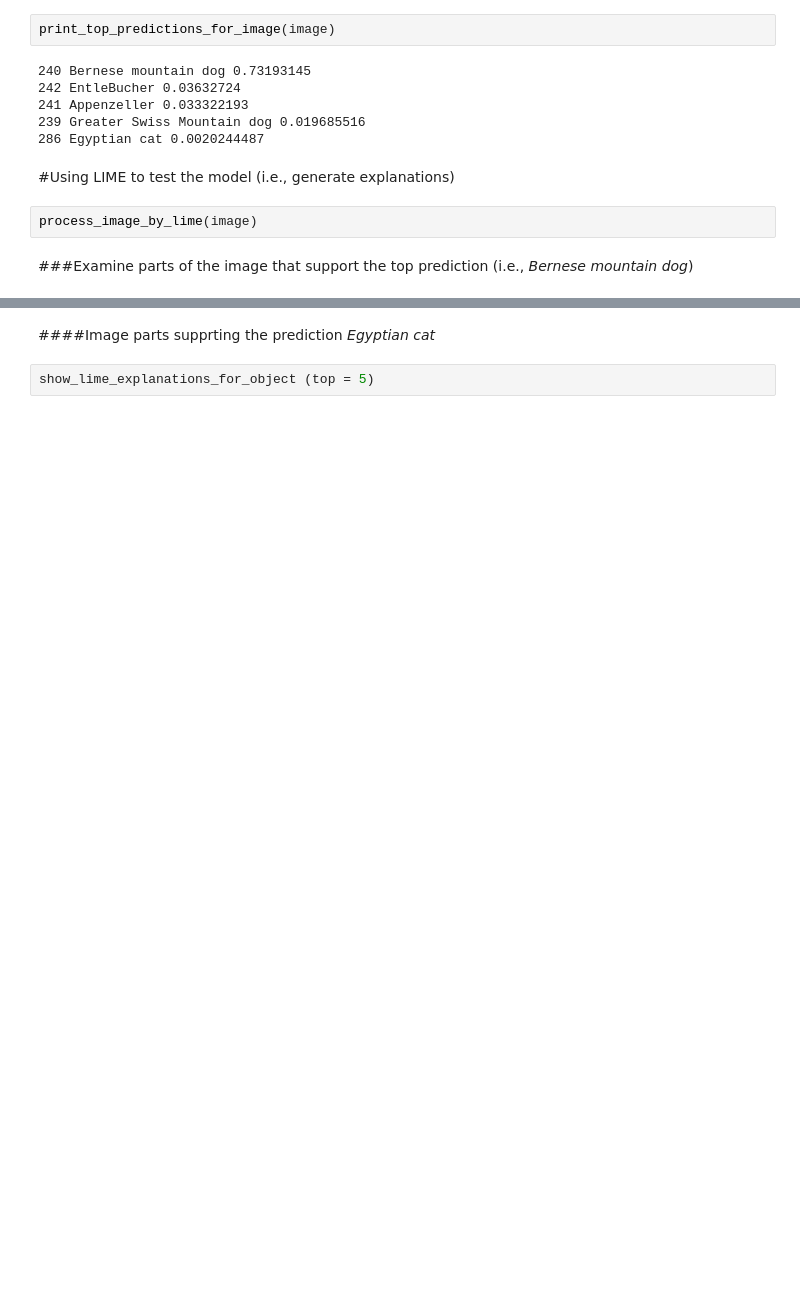
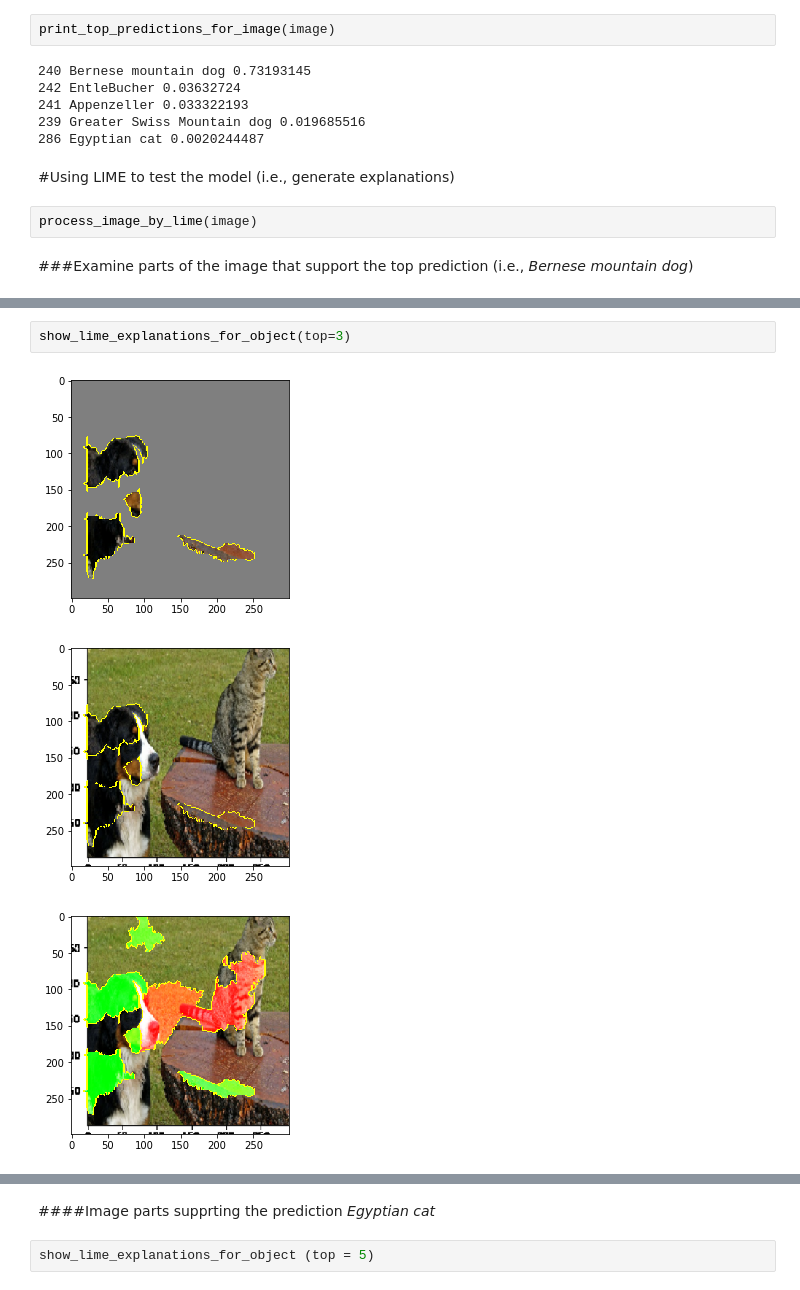
Before and after one commit to bless2saurabh/AiU2, a Jupyter notebook: GoldStandard/exercises/LIME-Explanations-for-IMAGE-Classifier/LIME for image classifier.ipynb, the cells around one changed output, grey strips where cells are left out. Cells and saved outputs as stored; diff of their text form; blank space fills up the shorter version.

```diff
--- a/GoldStandard/exercises/LIME-Explanations-for-IMAGE-Classifier/LIME for image classifier.ipynb
+++ b/GoldStandard/exercises/LIME-Explanations-for-IMAGE-Classifier/LIME for image classifier.ipynb
@@ -36,0 +55,6 @@ show_lime_explanations_for_object(top=1)
+# %%
+show_lime_explanations_for_object(top=3)
+# %% [output]
+[figure, added]
+[figure, added]
+[figure, added]
```
Also changed, not shown: parts of 6 cells of this notebook, 12 other files.
